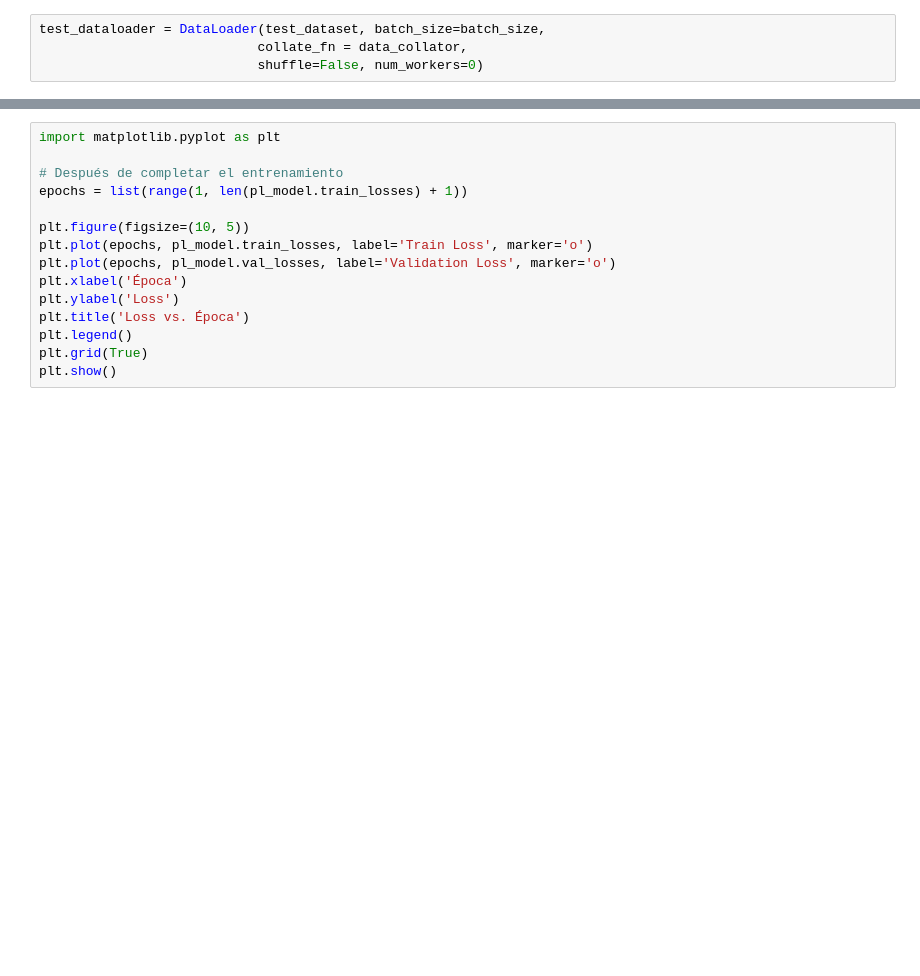
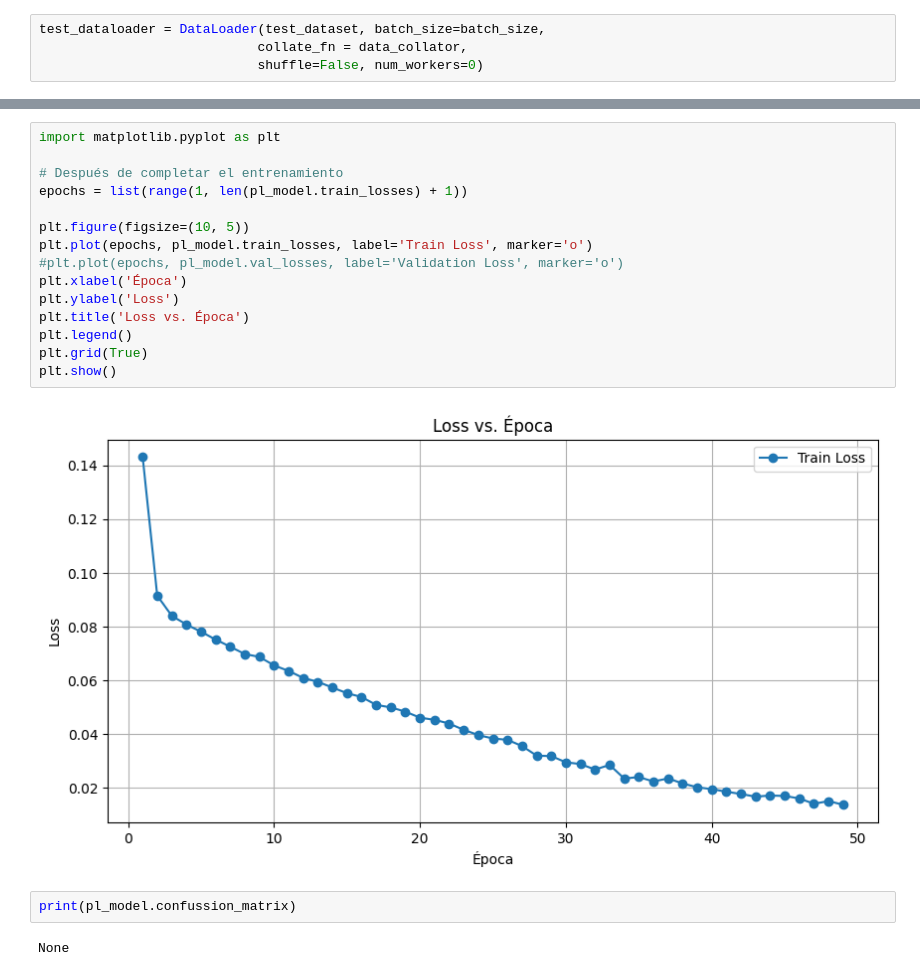
Before and after one commit to AndresQuimbita/QuakeWavNet, a Jupyter notebook: QuakeWavNet.ipynb, the cells around one changed output, grey strips where cells are left out. Drawn from its saved outputs; the diff is of its cells as text; blank space fills up the shorter version.

```diff
--- a/QuakeWavNet.ipynb
+++ b/QuakeWavNet.ipynb
@@ -962,15 +965,21 @@ LOCAL_RANK: 0 - CUDA_VISIBLE_DEVICES: [0]
 # %%
 import matplotlib.pyplot as plt
 
 # Después de completar el entrenamiento
 epochs = list(range(1, len(pl_model.train_losses) + 1))
 
 plt.figure(figsize=(10, 5))
 plt.plot(epochs, pl_model.train_losses, label='Train Loss', marker='o')
-plt.plot(epochs, pl_model.val_losses, label='Validation Loss', marker='o')
+#plt.plot(epochs, pl_model.val_losses, label='Validation Loss', marker='o')
 plt.xlabel('Época')
 plt.ylabel('Loss')
 plt.title('Loss vs. Época')
 plt.legend()
 plt.grid(True)
 plt.show()
+# %% [output]
+[figure, added]
+# %%
+print(pl_model.confussion_matrix)
+# %% [output]
+None
```
Also changed, not shown: parts of 22 cells of this notebook, 5 other files.
